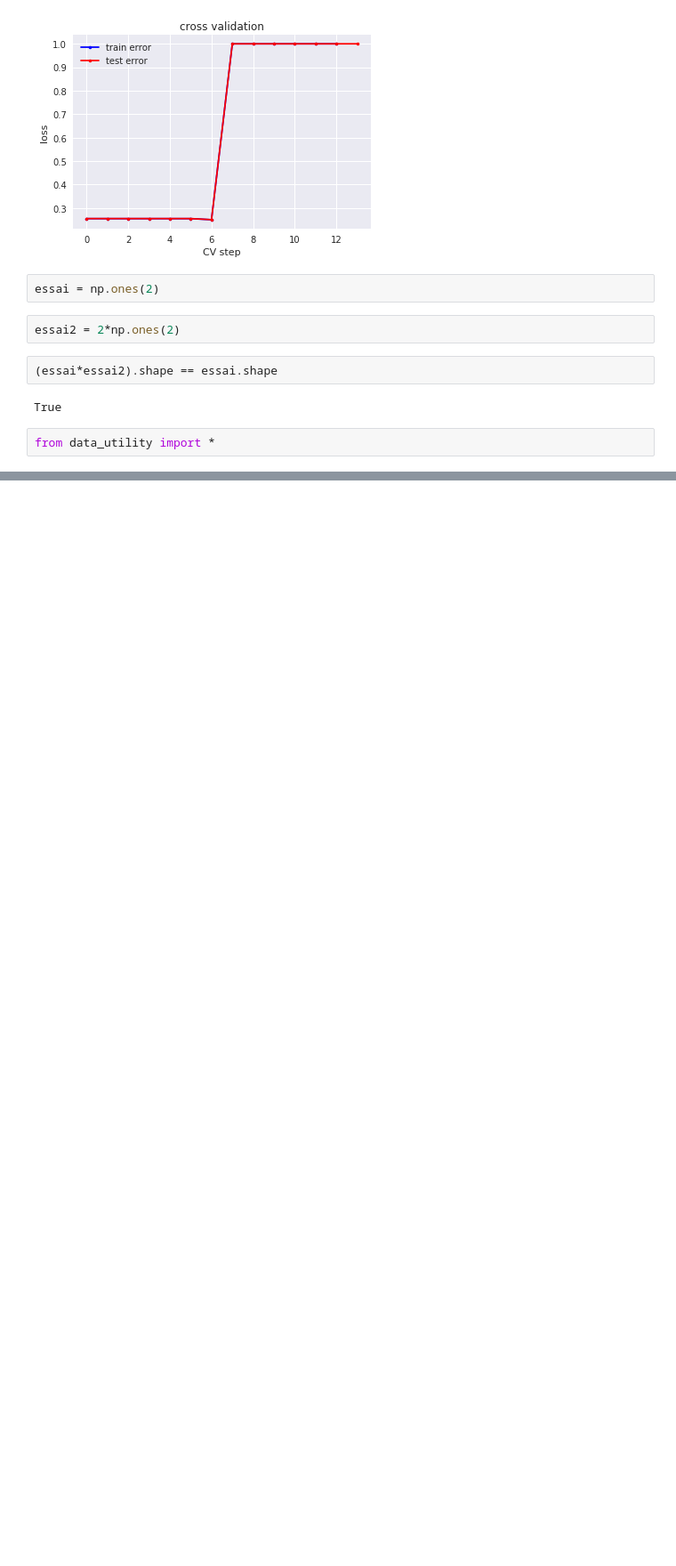
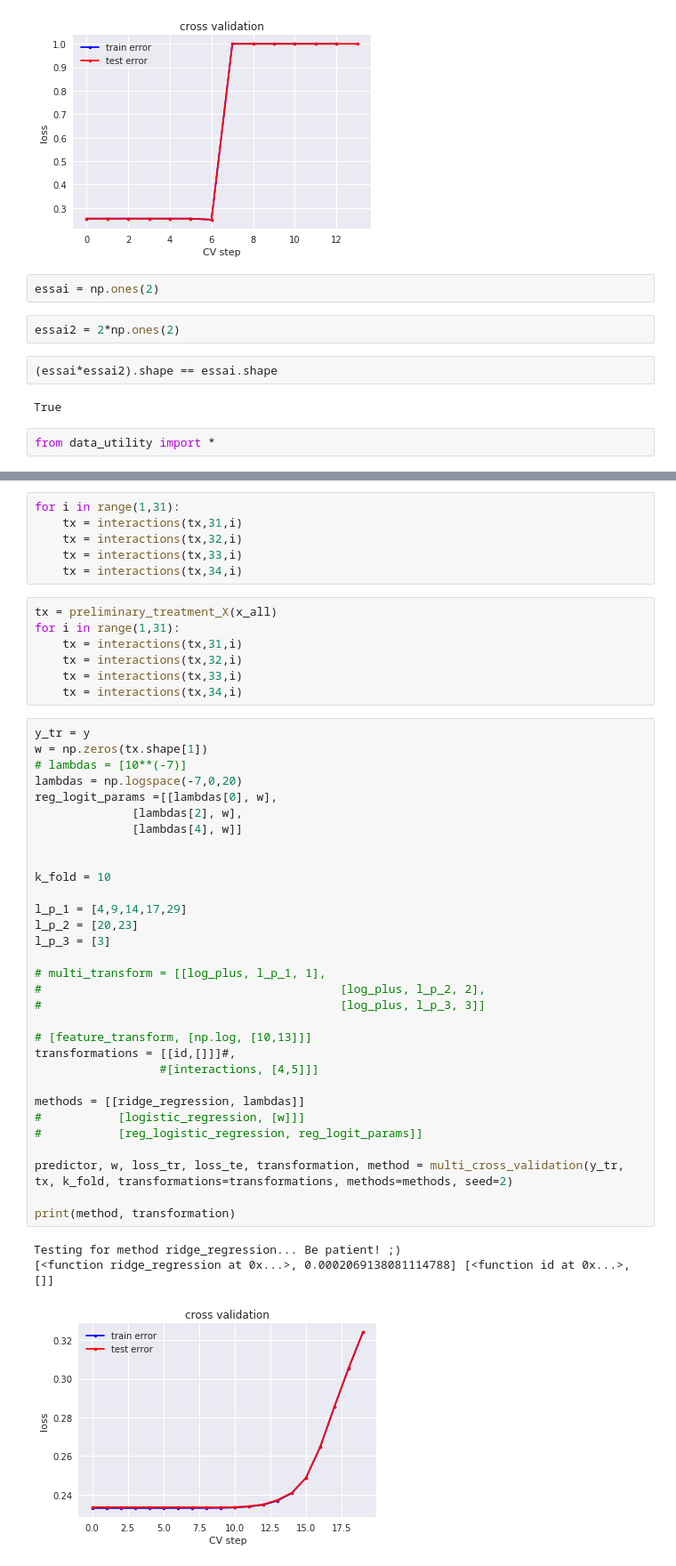
Before and after one commit to dufourc1/ML_CS433_project1, a Jupyter notebook: src/Charles_tests.ipynb, the cells around one changed output, grey strips where cells are left out. Shown at 89% size. Cells and saved outputs as stored; diff of their text form; blank space fills up the shorter version.

Commit message:
test with interaction 0.23 cv test

```diff
--- a/src/Charles_tests.ipynb
+++ b/src/Charles_tests.ipynb
@@ -609,0 +602,48 @@ array([[ 1.3847000e+02,  5.1655000e+01,  9.7827000e+01, ...,
+# %%
+for i in range(1,31):
+    tx = interactions(tx,31,i)
+    tx = interactions(tx,32,i)
+    tx = interactions(tx,33,i)
+    tx = interactions(tx,34,i)
+# %%
+tx = preliminary_treatment_X(x_all)
+for i in range(1,31):
+    tx = interactions(tx,31,i)
+    tx = interactions(tx,32,i)
+    tx = interactions(tx,33,i)
+    tx = interactions(tx,34,i)
+# %%
+y_tr = y
+w = np.zeros(tx.shape[1])
+# lambdas = [10**(-7)]
+lambdas = np.logspace(-7,0,20)
+reg_logit_params =[[lambdas[0], w],
+              [lambdas[2], w],
+              [lambdas[4], w]]
+
+
+k_fold = 10
+
+l_p_1 = [4,9,14,17,29]
+l_p_2 = [20,23]
+l_p_3 = [3]
+
+# multi_transform = [[log_plus, l_p_1, 1],
+#                                           [log_plus, l_p_2, 2],
+#                                           [log_plus, l_p_3, 3]]
+
+# [feature_transform, [np.log, [10,13]]]
+transformations = [[id,[]]]#,
+                  #[interactions, [4,5]]]
+
+methods = [[ridge_regression, lambdas]]
+#           [logistic_regression, [w]]]
+#           [reg_logistic_regression, reg_logit_params]]
+
+predictor, w, loss_tr, loss_te, transformation, method = multi_cross_validation(y_tr, tx, k_fold, transformations=transformations, methods=methods, seed=2)
+
+print(method, transformation)
+# %% [output]
+Testing for method ridge_regression... Be patient! ;)
+[<function ridge_regression at 0x...>, 0.0002069138081114788] [<function id at 0x...>, []]
+[figure, added]
```
Also changed, not shown: parts of 3 cells of this notebook, 1 other file.
